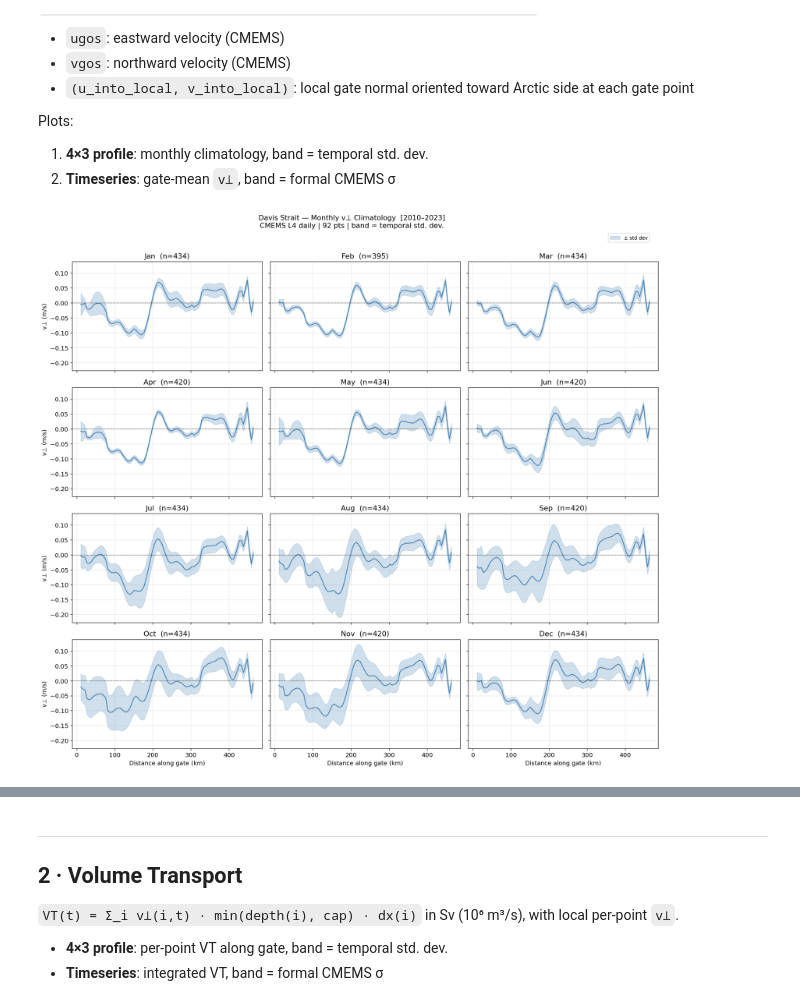
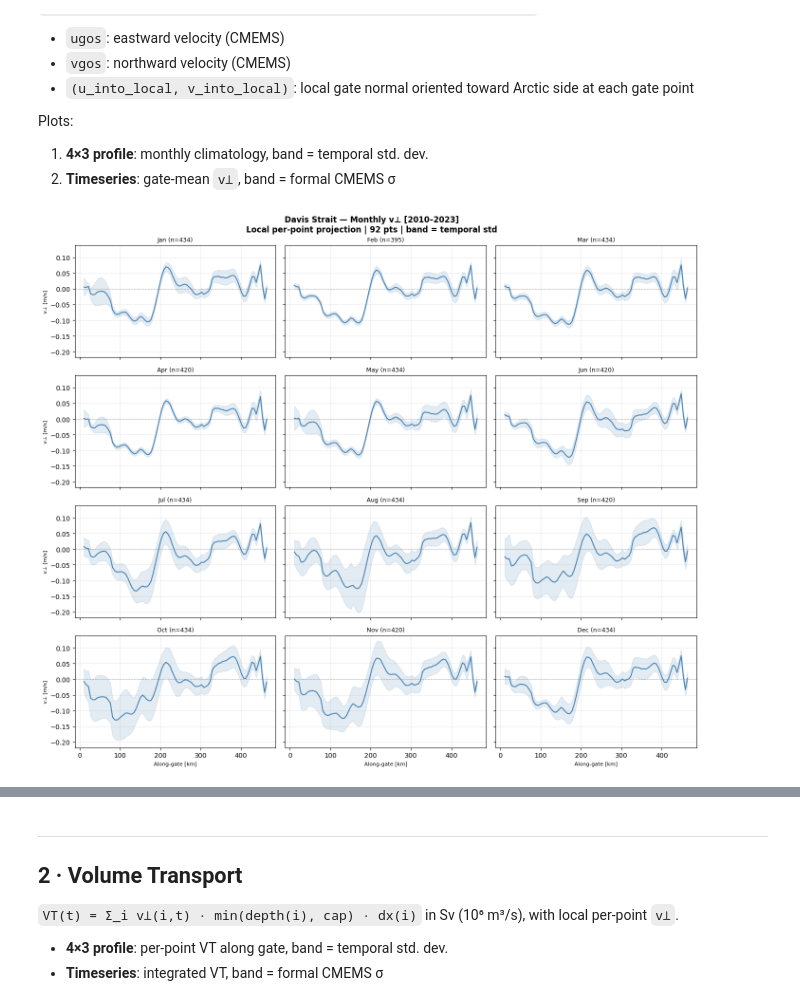
Before and after one commit to caroniico/arcfresh-gate-physics, a Jupyter notebook: analysis/gate_analysis.ipynb, the cells around one changed output, grey strips where cells are left out. Drawn from its saved outputs; the diff is of its cells as text; code cells hidden in the pictures.

```diff
--- a/analysis/gate_analysis.ipynb
+++ b/analysis/gate_analysis.ipynb
@@ -242,24 +205,17 @@ Plots:
 1. **4×3 profile**: monthly climatology, band = temporal std. dev.
 2. **Timeseries**: gate-mean `v⊥`, band = formal CMEMS σ
 # %%
-# Perpendicular velocity + formal uncertainty (local per-point method)
-v_perp   = perpendicular_velocity(ds)                 # (point, time)
-sigma_vp = perpendicular_velocity_uncertainty(ds)     # (point, time)
+# 1a. v⊥ monthly climatology (4×3 along-gate profile)
+v_perp   = perpendicular_velocity(ds)
+sigma_vp = perpendicular_velocity_uncertainty(ds)
 
 profiles = monthly_along_gate_profile(v_perp, time, x_km, sigma=sigma_vp)
 
 plot_monthly_grid(
-    x_km=x_km,
-    profiles=profiles,
-    y_label='v⊥ (m/s)',
-    color='steelblue',
-    title=(
-        f'{gate_name} — Monthly v⊥ Climatology  [{DATE_START[:4]}–{DATE_END[:4]}]<br>'
-        f'<sup>Local per-point projection | CMEMS L4 daily | {ds.sizes["point"]} pts | band = temporal std. dev.</sup>'
-    ),
-    band_label='± std dev',
-    zero_line=True,
+    x_km, profiles, y_label='v⊥ [m/s]', color='steelblue',
+    title=f'{gate_name} — Monthly v⊥ [{DATE_START[:4]}–{DATE_END[:4]}]\n'
+          f'Local per-point projection | {ds.sizes["point"]} pts | band = temporal std',
 )
 # %% [output]
-[figure, old version]
+[figure, new version]
 # %%
```
Also changed, not shown: parts of 15 cells of this notebook, 4 other files.
